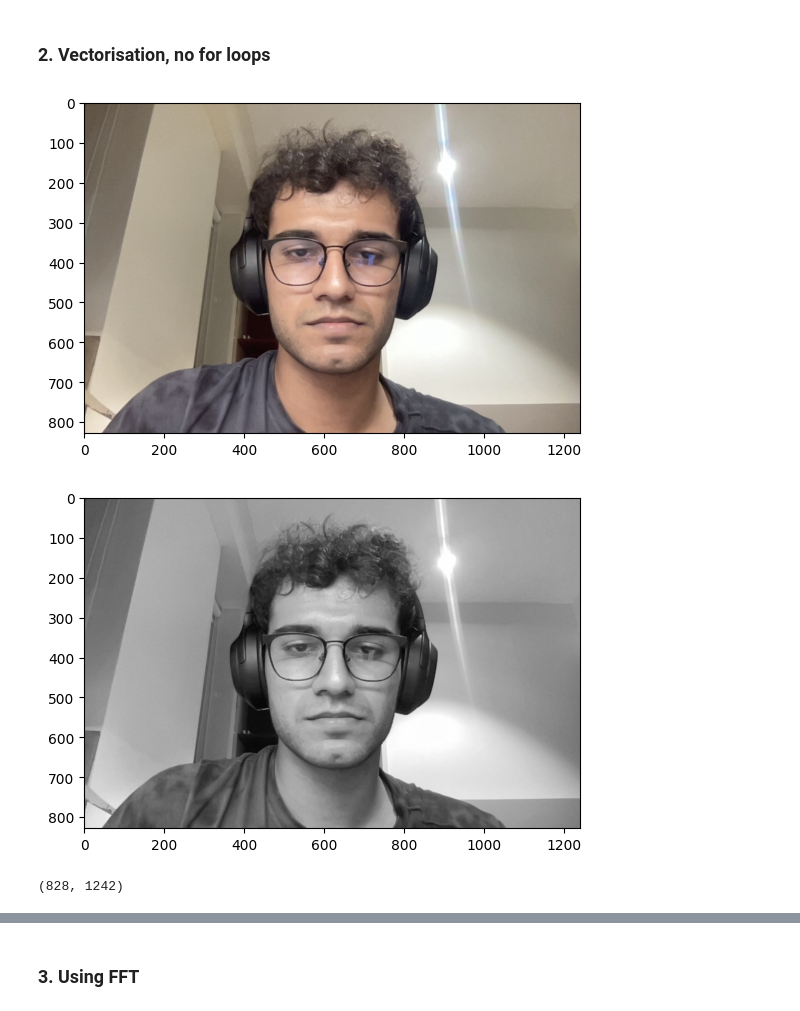
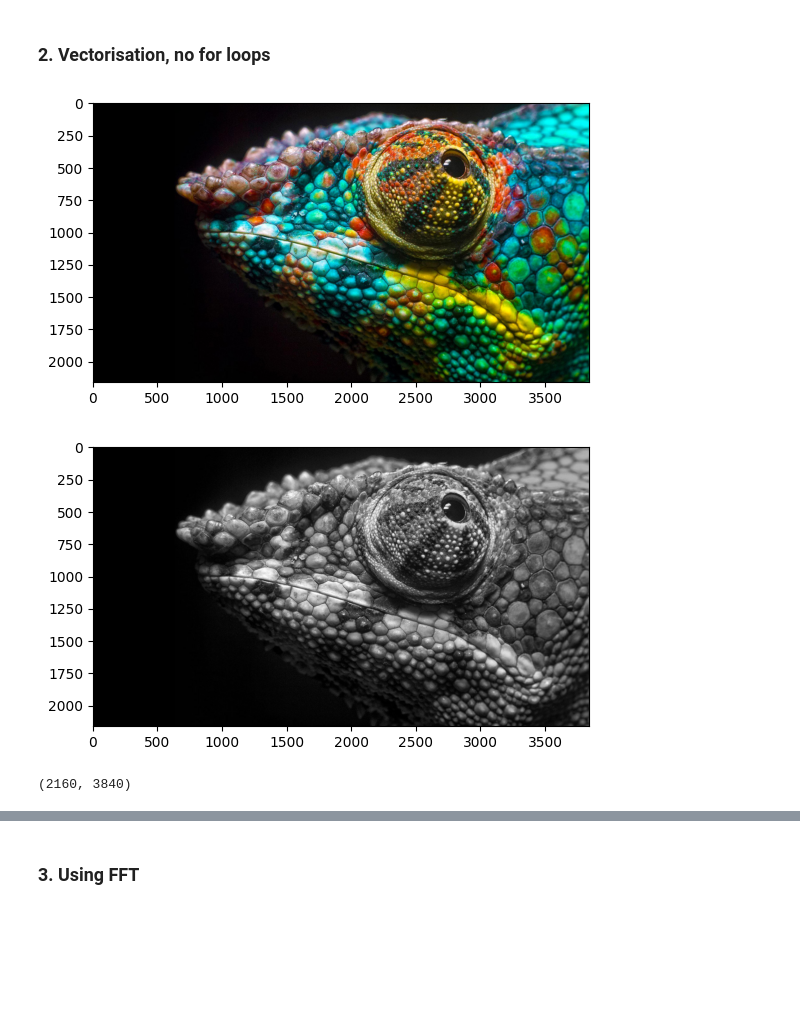
Before and after one commit to natharyan/CS-2467-Monsoon-2024, a Jupyter notebook: PSET1/B.ipynb, the cells around one changed output, grey strips where cells are left out. Saved outputs shown, nothing was run; the diff lists cells and outputs as text; code cells hidden in the pictures; blank space fills up the shorter version.

```diff
--- a/PSET1/B.ipynb
+++ b/PSET1/B.ipynb
@@ -5,21 +5,21 @@
 # %%
 import cv2
 import numpy as np
 import matplotlib.pyplot as plt
 
-org = cv2.imread('../../images/me.png')
+org = cv2.imread('../../images/chameleon.jpg')
 plt.imshow(cv2.cvtColor(org,cv2.COLOR_BGR2RGB))
 plt.show()
 greyorg = cv2.cvtColor(org,cv2.COLOR_BGR2GRAY)
 plt.imshow(cv2.cvtColor(greyorg,cv2.COLOR_BGR2RGB))
 plt.show()
 # %% [output]
-[figure, old version]
+[figure, new version]
-[figure, old version]
+[figure, new version]
 # %%
 greyorg.shape
 # %% [output]
-(828, 1242)
+(2160, 3840)
 # %%
 def toeplitz(vector):
     matrix = np.zeros((vector.size,vector.size-1))
```
Also changed, not shown: parts of 17 cells of this notebook, 1 other file.
